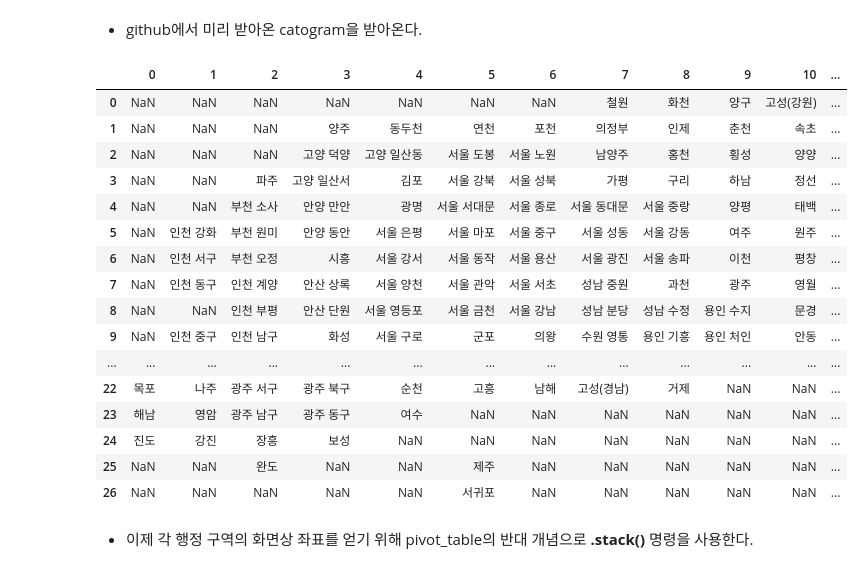
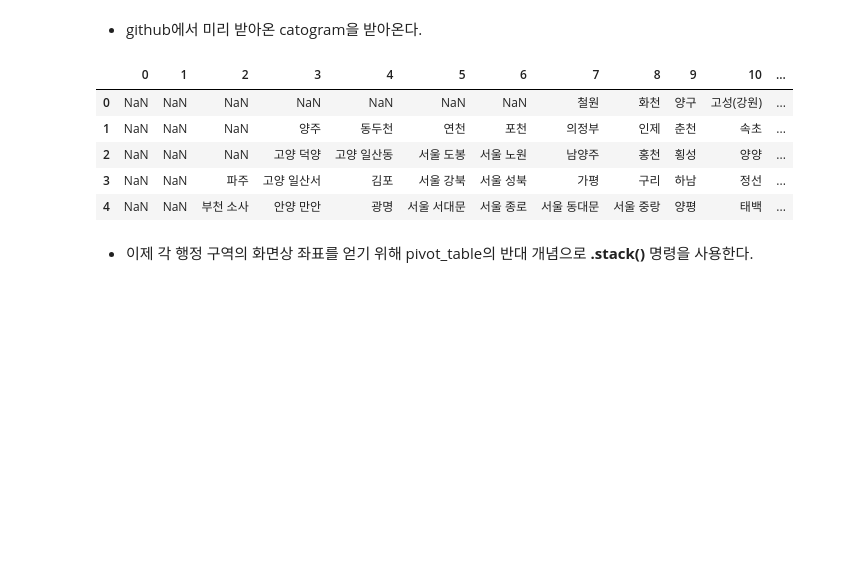
Before and after one commit to HwangToeMat/DataAnalysis-with-Python, a Jupyter notebook: 06_기차역간 수송량 분석 및 마케팅 활용 방안/sorcecode/전국 기차역간 수송량 분석 및 마케팅 활용 방안.ipynb, the cells around one changed output. Cells and saved outputs as stored; diff of their text form; code cells hidden in the pictures; blank space fills up the shorter version.

```diff
--- a/06_기차역간 수송량 분석 및 마케팅 활용 방안/sorcecode/전국 기차역간 수송량 분석 및 마케팅 활용 방안.ipynb
+++ b/06_기차역간 수송량 분석 및 마케팅 활용 방안/sorcecode/전국 기차역간 수송량 분석 및 마케팅 활용 방안.ipynb
@@ -118,25 +96,14 @@ station = list(raw_data["ID"])
 # %%
 draw_korea_raw = pd.read_excel('../data/05. draw_korea_raw.xlsx',
                                encoding="EUC-KR")
-draw_korea_raw
+draw_korea_raw.head()
 # %% [output]
 |  | 0 | 1 | 2 | 3 | 4 | 5 | 6 | 7 | 8 | 9 | 10 | ... |
 | 0 | NaN | NaN | NaN | NaN | NaN | NaN | NaN | 철원 | 화천 | 양구 | 고성(강원) | ... |
 | 1 | NaN | NaN | NaN | 양주 | 동두천 | 연천 | 포천 | 의정부 | 인제 | 춘천 | 속초 | ... |
 | 2 | NaN | NaN | NaN | 고양 덕양 | 고양 일산동 | 서울 도봉 | 서울 노원 | 남양주 | 홍천 | 횡성 | 양양 | ... |
 | 3 | NaN | NaN | 파주 | 고양 일산서 | 김포 | 서울 강북 | 서울 성북 | 가평 | 구리 | 하남 | 정선 | ... |
 | 4 | NaN | NaN | 부천 소사 | 안양 만안 | 광명 | 서울 서대문 | 서울 종로 | 서울 동대문 | 서울 중랑 | 양평 | 태백 | ... |
-| 5 | NaN | 인천 강화 | 부천 원미 | 안양 동안 | 서울 은평 | 서울 마포 | 서울 중구 | 서울 성동 | 서울 강동 | 여주 | 원주 | ... |
-| 6 | NaN | 인천 서구 | 부천 오정 | 시흥 | 서울 강서 | 서울 동작 | 서울 용산 | 서울 광진 | 서울 송파 | 이천 | 평창 | ... |
-| 7 | NaN | 인천 동구 | 인천 계양 | 안산 상록 | 서울 양천 | 서울 관악 | 서울 서초 | 성남 중원 | 과천 | 광주 | 영월 | ... |
-| 8 | NaN | NaN | 인천 부평 | 안산 단원 | 서울 영등포 | 서울 금천 | 서울 강남 | 성남 분당 | 성남 수정 | 용인 수지 | 문경 | ... |
-| 9 | NaN | 인천 중구 | 인천 남구 | 화성 | 서울 구로 | 군포 | 의왕 | 수원 영통 | 용인 기흥 | 용인 처인 | 안동 | ... |
-| ... | ... | ... | ... | ... | ... | ... | ... | ... | ... | ... | ... | ... |
-| 22 | 목포 | 나주 | 광주 서구 | 광주 북구 | 순천 | 고흥 | 남해 | 고성(경남) | 거제 | NaN | NaN | ... |
-| 23 | 해남 | 영암 | 광주 남구 | 광주 동구 | 여수 | NaN | NaN | NaN | NaN | NaN | NaN | ... |
-| 24 | 진도 | 강진 | 장흥 | 보성 | NaN | NaN | NaN | NaN | NaN | NaN | NaN | ... |
-| 25 | NaN | NaN | 완도 | NaN | NaN | 제주 | NaN | NaN | NaN | NaN | NaN | ... |
-| 26 | NaN | NaN | NaN | NaN | NaN | 서귀포 | NaN | NaN | NaN | NaN | NaN | ... |
 # %% [markdown]
 * 이제 각 행정 구역의 화면상 좌표를 얻기 위해 pivot_table의 반대 개념으로 **.stack()** 명령을 사용한다.
 # %%
```
Also changed, not shown: parts of 16 cells of this notebook, 1 other file.
